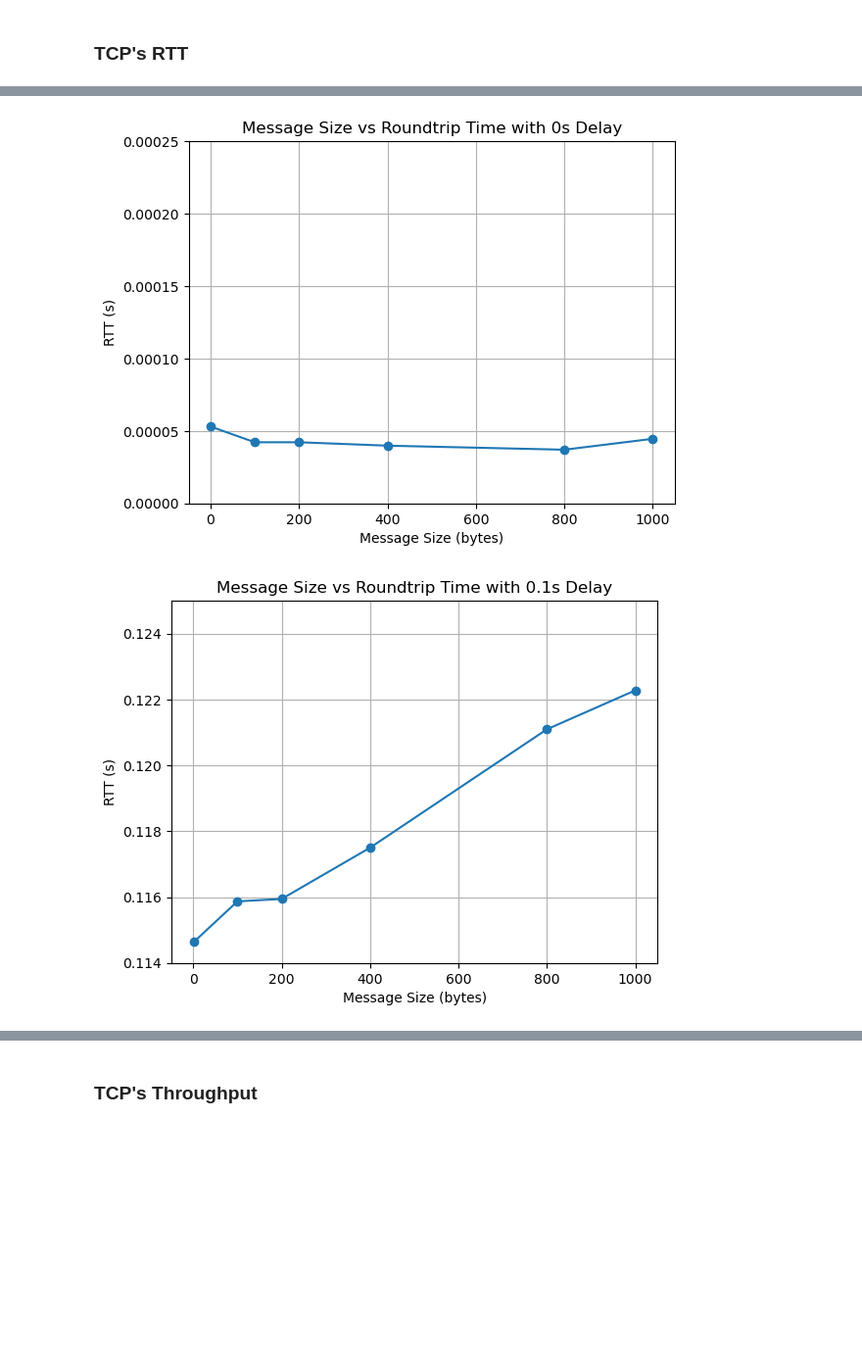
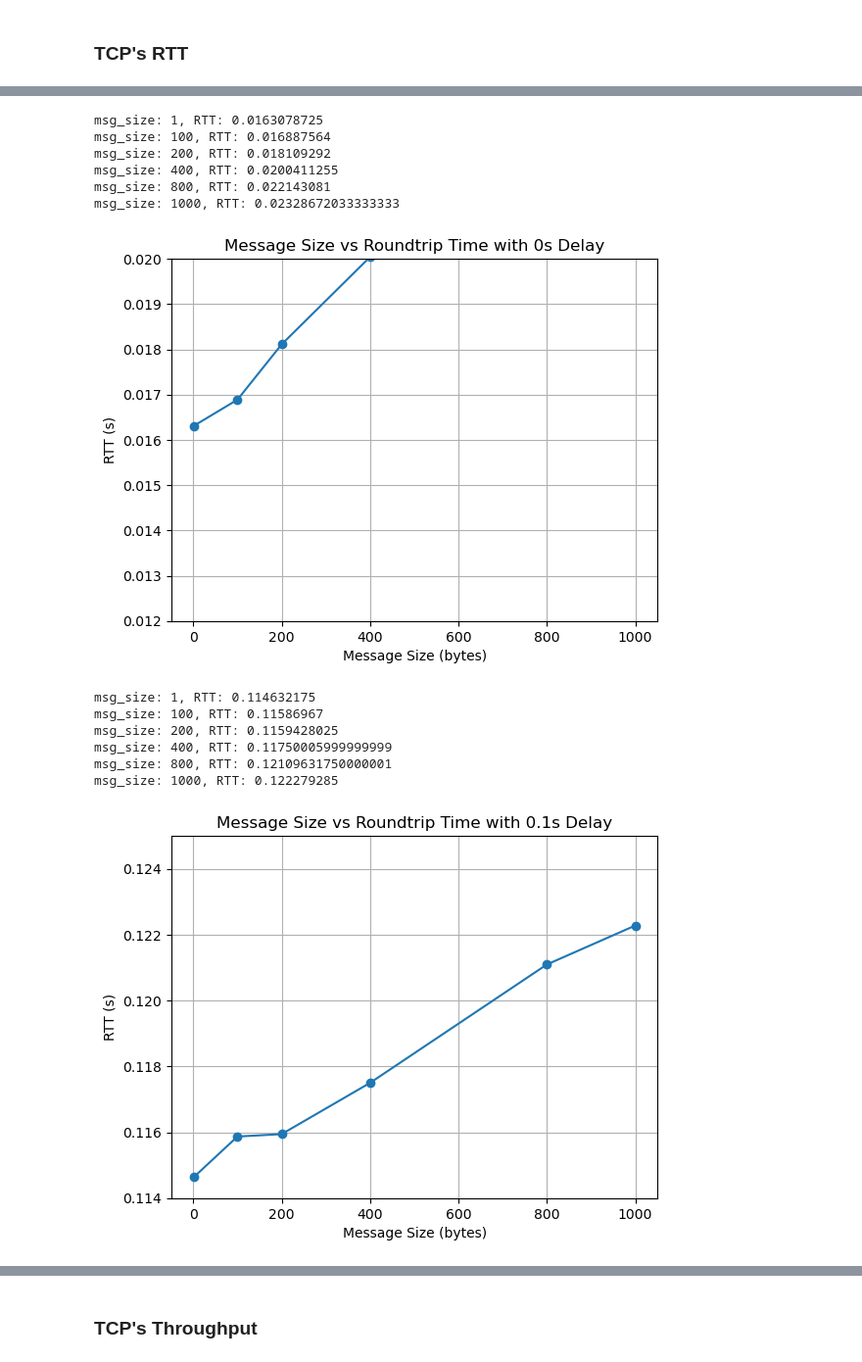
Before and after one commit to jidalii/computer-network-tcp-lab, a Jupyter notebook: pa1/pa1part2/summary.ipynb, the cells around one changed output, grey strips where cells are left out. Shown: that part at 98% size. Drawn from its saved outputs; the diff is of its cells as text; code cells hidden in the pictures; blank space fills up the shorter version.

```diff
--- a/pa1/pa1part2/summary.ipynb
+++ b/pa1/pa1part2/summary.ipynb
@@ -52,6 +62,9 @@ def plot_rtt(data: pd.DataFrame, yrange, delay: str):
     plt.ylim(yrange[0], yrange[1])
     plt.grid(True)
 
+    for i in range(len(data['MSG_SIZE'])):
+        print(f"msg_size: {data['MSG_SIZE'][i]}, RTT: {data['RTT'][i]}")
+
     # Display the plot
     plt.show()
 
@@ -60,12 +73,15 @@ def plot_tput(data: pd.DataFrame, yrange, delay: str):
 
     # Adding labels and a title
     plt.xlabel('Message Size (bytes)')
-    plt.ylabel('TPUT (req/s)')
+    plt.ylabel('TPUT (bps)')
     plt.title(f'Message Size vs Throughput with {delay}s Delay')
 
     plt.ylim(yrange[0], yrange[1])
     plt.grid(True)
 
+    for i in range(len(data['MSG_SIZE'])):
+        print(f"msg_size: {data['MSG_SIZE'][i]}, RTT: {data['TPUT'][i]}")
+
     # Display the plot
     plt.show()
 # %% [markdown]
@@ -73,32 +92,44 @@ def plot_tput(data: pd.DataFrame, yrange, delay: str):
 # %%
 l0 = [
     "./data/rtt/log_client_rtt_0_delay.txt",
-    "./data/log_client_rtt_0_delay_1.txt",
-    "./data/log_client_rtt_0_delay_2.txt",
-    # "./data/rtt/log_client_rtt_0_delay_3.txt",
-    # "./data/rtt/log_client_rtt_0_delay_4.txt",
-    # "./data/rtt/log_client_rtt_0_delay_5.txt",
+    "./data/rtt/log_client_rtt_0_delay_1.txt",
+    "./data/rtt/log_client_rtt_0_delay_2.txt",
+    "./data/rtt/log_client_rtt_0_delay_3.txt",
+    "./data/rtt/log_client_rtt_0_delay_4.txt",
+    "./data/rtt/log_client_rtt_0_delay_5.txt",
 ]
 data_0 = read_data(l0, "RTT")
-plot_rtt(data_0, [0.00, 0.00025], "0")
+plot_rtt(data_0, [0.012, 0.02], "0")
 
 l100 = [
     "./data/rtt/log_client_rtt_100_delay.txt",
     "./data/rtt/log_client_rtt_100_delay_1.txt",
     "./data/rtt/log_client_rtt_100_delay_2.txt",
     "./data/rtt/log_client_rtt_100_delay_3.txt",
 ]
 data_100 = read_data(l100, "RTT")
 plot_rtt(data_100, [0.114, 0.125], "0.1")
 
 l200 = [
     "./data/rtt/log_client_rtt_200_delay.txt",
     "./data/rtt/log_client_rtt_200_delay_1.txt",
     "./data/rtt/log_client_rtt_200_delay_2.txt",
     "./data/rtt/log_client_rtt_200_delay_3.txt",
 ]
 data_200 = read_data(l200, "RTT")
 plot_rtt(data_200, [0.215, 0.26], "0.2")
 # %% [output]
+msg_size: 1, RTT: 0.0163078725
+msg_size: 100, RTT: 0.016887564
+msg_size: 200, RTT: 0.018109292
+msg_size: 400, RTT: 0.0200411255
+msg_size: 800, RTT: 0.022143081
+msg_size: 1000, RTT: 0.02328672033333333
-[figure, old version]
+[figure, new version]
+msg_size: 1, RTT: 0.114632175
+msg_size: 100, RTT: 0.11586967
+msg_size: 200, RTT: 0.1159428025
+msg_size: 400, RTT: 0.11750005999999999
+msg_size: 800, RTT: 0.12109631750000001
+msg_size: 1000, RTT: 0.122279285
 [figure]
```
Also changed, not shown: parts of 5 cells of this notebook, 20 other files.
